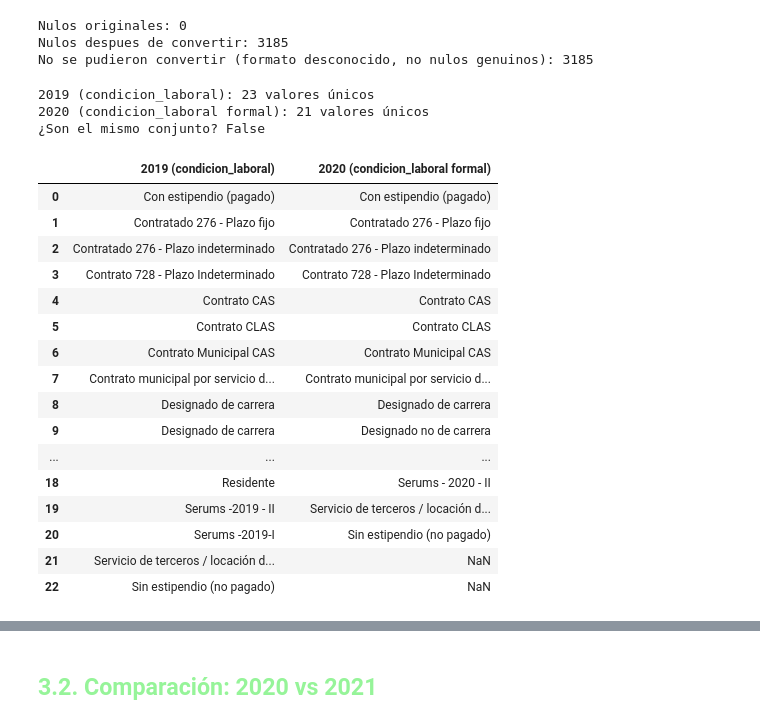
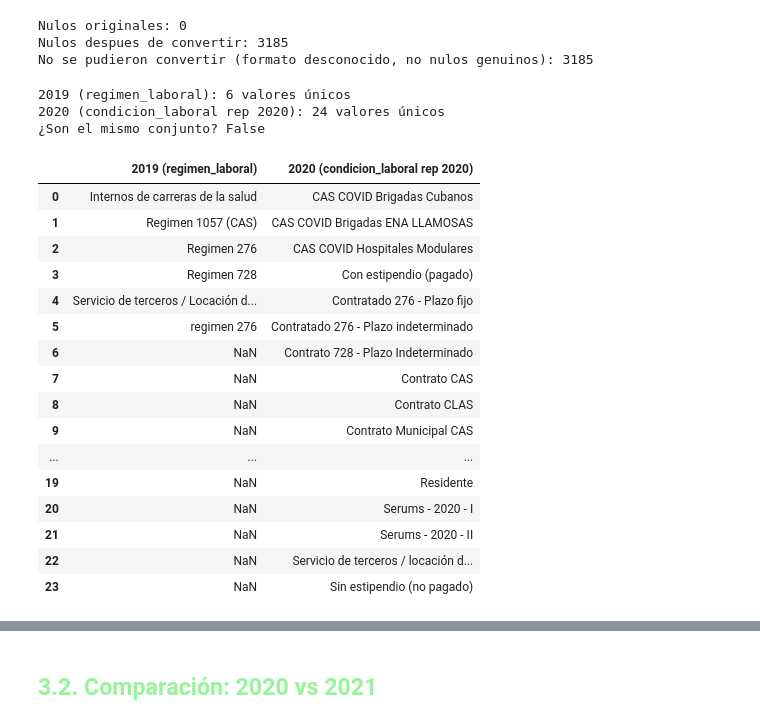
Before and after one commit to nadia0207/minsa-rrhh-analytics, a Jupyter notebook: notebooks/01_comparacion_columnas.ipynb, the cells around one changed output, grey strips where cells are left out. Drawn from its saved outputs; the diff is of its cells as text; code cells hidden in the pictures.

```diff
--- a/notebooks/01_comparacion_columnas.ipynb
+++ b/notebooks/01_comparacion_columnas.ipynb
@@ -673,28 +684,28 @@ Nulos despues de convertir: 3185
 No se pudieron convertir (formato desconocido, no nulos genuinos): 3185
 # %%
 # 3. Analizando el contenido de las columnas
-df_analisis_2020 = comparar_valores(df_2019, 'condicion_laboral', '2019', df_2020, 'condicion_laboral formal', '2020')
+df_analisis_2020 = comparar_valores(df_2019, 'regimen_laboral', '2019', df_2020, 'condicion_laboral rep 2020', '2020')
 df_analisis_2020
 # %% [output]
-2019 (condicion_laboral): 23 valores únicos
-2020 (condicion_laboral formal): 21 valores únicos
+2019 (regimen_laboral): 6 valores únicos
+2020 (condicion_laboral rep 2020): 24 valores únicos
 ¿Son el mismo conjunto? False
-|  | 2019 (condicion_laboral) | 2020 (condicion_laboral formal) |
-| 0 | Con estipendio (pagado) | Con estipendio (pagado) |
-| 1 | Contratado 276 - Plazo fijo | Contratado 276 - Plazo fijo |
-| 2 | Contratado 276 - Plazo indeterminado | Contratado 276 - Plazo indeterminado |
-| 3 | Contrato 728 - Plazo Indeterminado | Contrato 728 - Plazo Indeterminado |
-| 4 | Contrato CAS | Contrato CAS |
-| 5 | Contrato CLAS | Contrato CLAS |
-| 6 | Contrato Municipal CAS | Contrato Municipal CAS |
-| 7 | Contrato municipal por servicio d... | Contrato municipal por servicio d... |
-| 8 | Designado de carrera | Designado de carrera |
-| 9 | Designado de carrera | Designado no de carrera |
+|  | 2019 (regimen_laboral) | 2020 (condicion_laboral rep 2020) |
+| 0 | Internos de carreras de la salud | CAS COVID Brigadas Cubanos |
+| 1 | Regimen 1057 (CAS) | CAS COVID Brigadas ENA LLAMOSAS |
+| 2 | Regimen 276 | CAS COVID Hospitales Modulares |
+| 3 | Regimen 728 | Con estipendio (pagado) |
+| 4 | Servicio de terceros / Locación d... | Contratado 276 - Plazo fijo |
+| 5 | regimen 276 | Contratado 276 - Plazo indeterminado |
+| 6 | NaN | Contrato 728 - Plazo Indeterminado |
+| 7 | NaN | Contrato CAS |
+| 8 | NaN | Contrato CLAS |
+| 9 | NaN | Contrato Municipal CAS |
 | ... | ... | ... |
-| 18 | Residente | Serums - 2020 - II |
-| 19 | Serums -2019 - II | Servicio de terceros / locación d... |
-| 20 | Serums -2019-I | Sin estipendio (no pagado) |
-| 21 | Servicio de terceros / locación d... | NaN |
-| 22 | Sin estipendio (no pagado) | NaN |
+| 19 | NaN | Residente |
+| 20 | NaN | Serums - 2020 - I |
+| 21 | NaN | Serums - 2020 - II |
+| 22 | NaN | Servicio de terceros / locación d... |
+| 23 | NaN | Sin estipendio (no pagado) |
 # %%
 # 4. Inicializar los diccionarios para el año 2020
```
Also changed, not shown: parts of 20 cells of this notebook.
